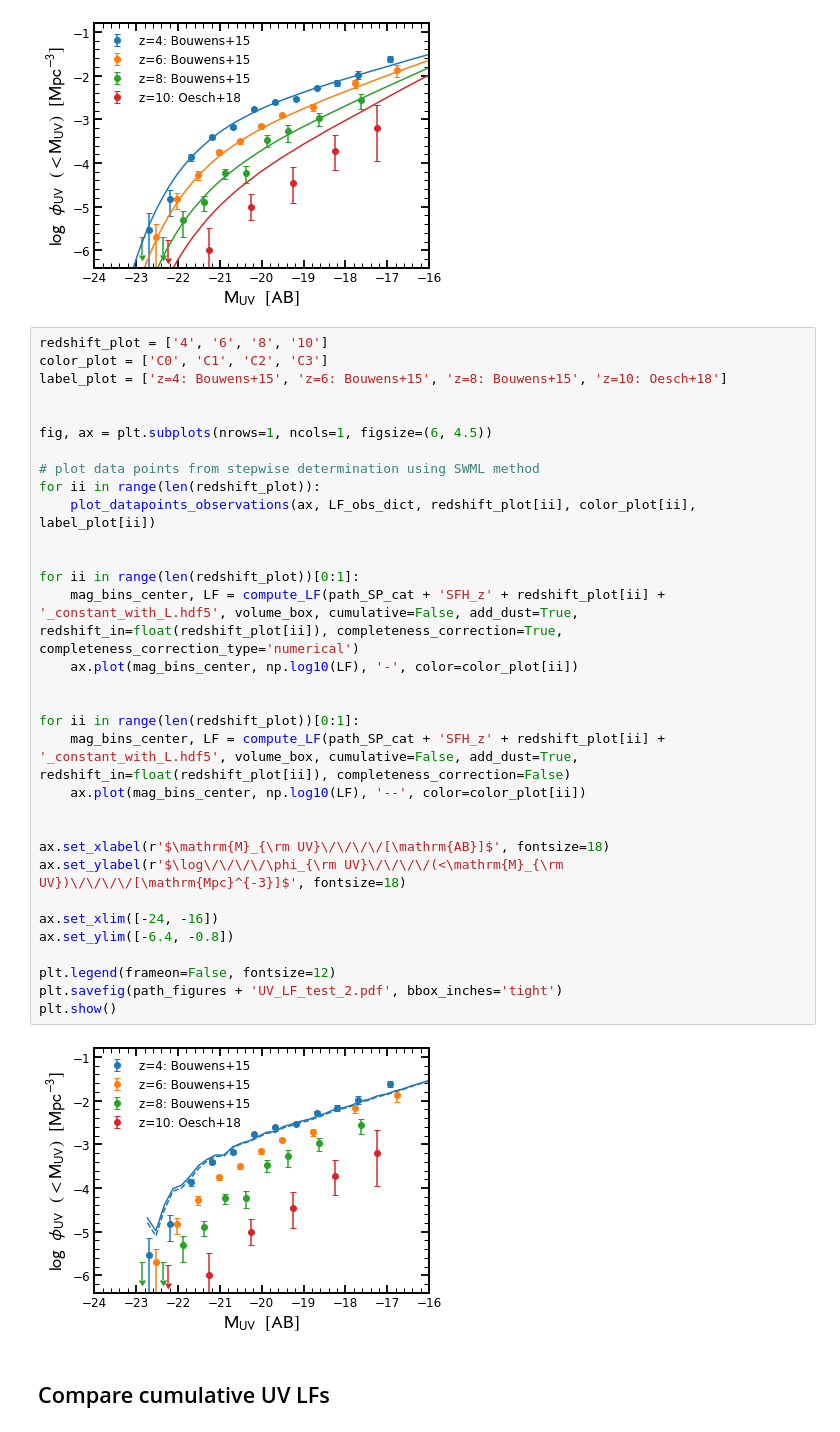
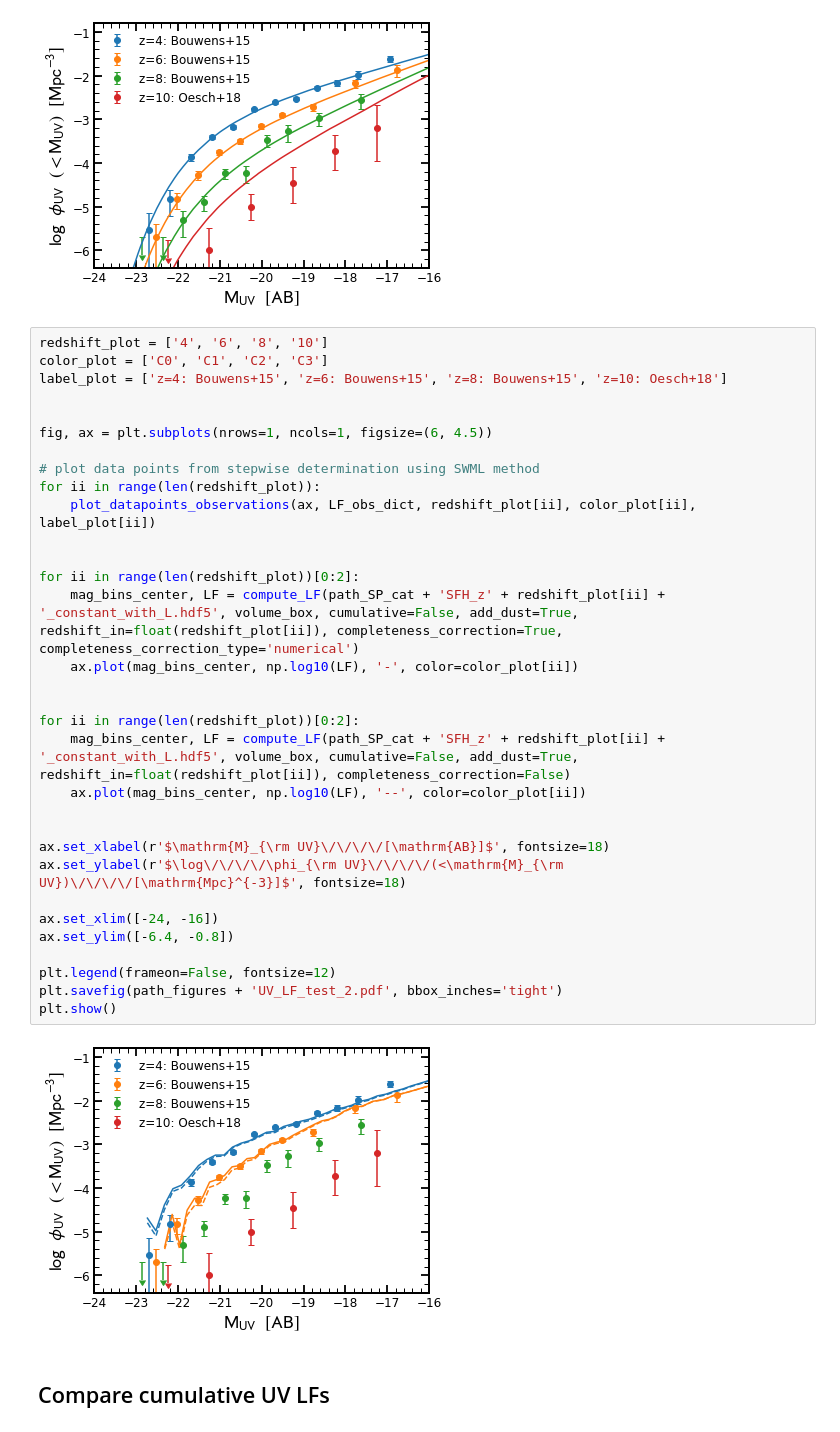
Before and after one commit to stacchella/halo_model, a Jupyter notebook: scripts/Comparison_UV_Observables.ipynb, the cells around one changed output. Saved outputs shown, nothing was run; the diff lists cells and outputs as text.

```diff
--- a/scripts/Comparison_UV_Observables.ipynb
+++ b/scripts/Comparison_UV_Observables.ipynb
@@ -286,36 +286,36 @@ plt.show()
 redshift_plot = ['4', '6', '8', '10']
 color_plot = ['C0', 'C1', 'C2', 'C3']
 label_plot = ['z=4: Bouwens+15', 'z=6: Bouwens+15', 'z=8: Bouwens+15', 'z=10: Oesch+18']
 
 
 fig, ax = plt.subplots(nrows=1, ncols=1, figsize=(6, 4.5))
 
 # plot data points from stepwise determination using SWML method
 for ii in range(len(redshift_plot)):
     plot_datapoints_observations(ax, LF_obs_dict, redshift_plot[ii], color_plot[ii], label_plot[ii])
 
 
-for ii in range(len(redshift_plot))[0:1]:
+for ii in range(len(redshift_plot))[0:2]:
     mag_bins_center, LF = compute_LF(path_SP_cat + 'SFH_z' + redshift_plot[ii] + '_constant_with_L.hdf5', volume_box, cumulative=False, add_dust=True, redshift_in=float(redshift_plot[ii]), completeness_correction=True, completeness_correction_type='numerical')
     ax.plot(mag_bins_center, np.log10(LF), '-', color=color_plot[ii])
 
 
-for ii in range(len(redshift_plot))[0:1]:
+for ii in range(len(redshift_plot))[0:2]:
     mag_bins_center, LF = compute_LF(path_SP_cat + 'SFH_z' + redshift_plot[ii] + '_constant_with_L.hdf5', volume_box, cumulative=False, add_dust=True, redshift_in=float(redshift_plot[ii]), completeness_correction=False)
     ax.plot(mag_bins_center, np.log10(LF), '--', color=color_plot[ii])
 
 
 ax.set_xlabel(r'$\mathrm{M}_{\rm UV}\/\/\/\/[\mathrm{AB}]$', fontsize=18)
 ax.set_ylabel(r'$\log\/\/\/\/\phi_{\rm UV}\/\/\/\/(<\mathrm{M}_{\rm UV})\/\/\/\/[\mathrm{Mpc}^{-3}]$', fontsize=18)
 
 ax.set_xlim([-24, -16])
 ax.set_ylim([-6.4, -0.8])
 
 plt.legend(frameon=False, fontsize=12)
 plt.savefig(path_figures + 'UV_LF_test_2.pdf', bbox_inches='tight')
 plt.show()
 # %% [output]
-[figure, old version]
+[figure, new version]
 # %% [markdown]
 ## Compare cumulative UV LFs
 # %%
```
Also changed, not shown: parts of 17 cells of this notebook, 8 other files.
